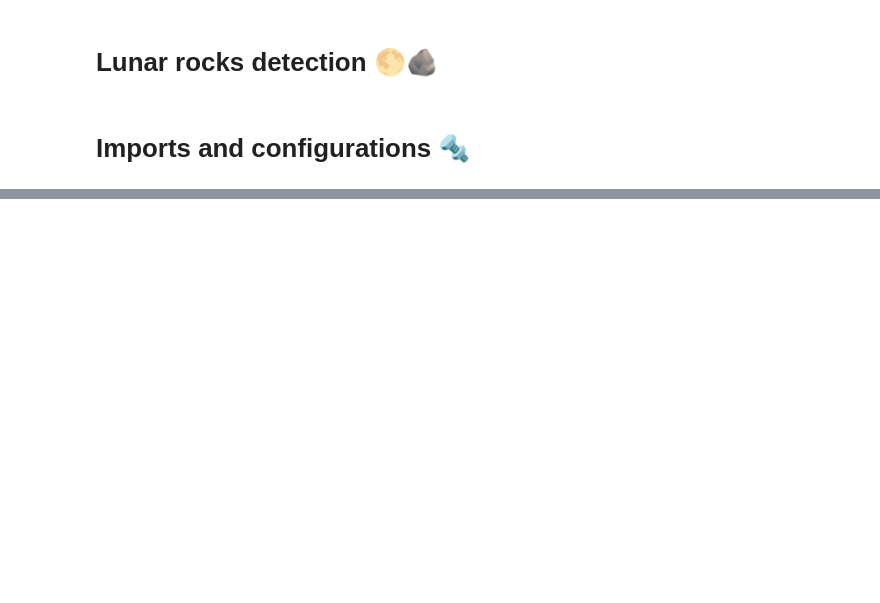
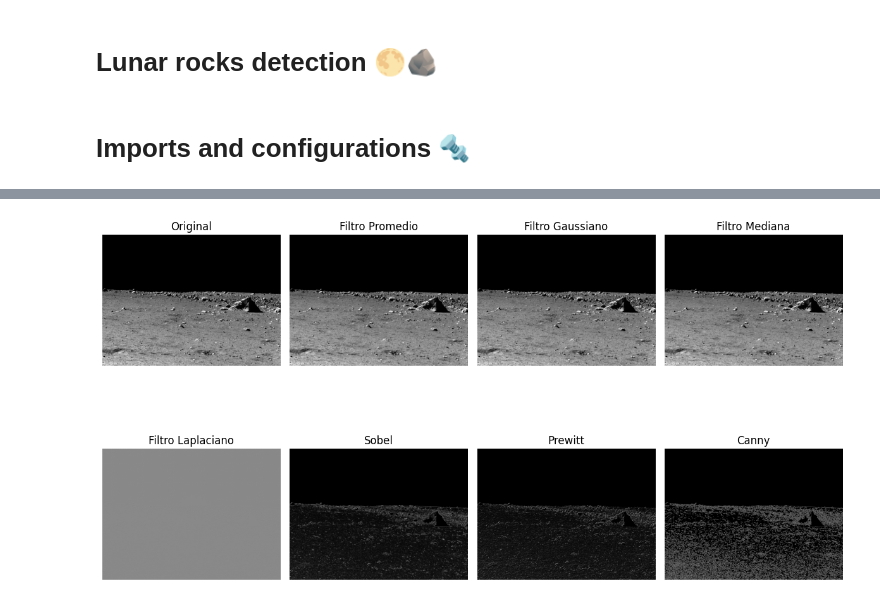
Before and after one commit to esteban2505J/rocksDetectionLab, a Jupyter notebook: rockDetection.ipynb, the cells around one changed output, grey strips where cells are left out. Saved outputs shown, nothing was run; the diff lists cells and outputs as text; code cells hidden in the pictures; blank space fills up the shorter version.

Commit message:
feat(tockDetection): arithmetic operations, logical operations, and spatial filters have been added.

```diff
--- a/rockDetection.ipynb
+++ b/rockDetection.ipynb
@@ -110,0 +302,72 @@ Canales de color de imagen #1:
+# %%
+# Aplicar filtros espaciales a una imagen en escala de grises
+img_gray = images_gray[0]
+
+# Filtro promedio
+mean_filtered = cv2.blur(img_gray, (5, 5))
+
+# Filtro gaussiano
+gaussian_filtered = cv2.GaussianBlur(img_gray, (5, 5), 0)
+
+# Filtro mediana
+median_filtered = cv2.medianBlur(img_gray, 5)
+
+# Filtro laplaciano
+laplacian_filtered = cv2.Laplacian(img_gray, cv2.CV_64F)
+
+# Detección de bordes con Sobel
+sobel_x = cv2.Sobel(img_gray, cv2.CV_64F, 1, 0, ksize=5)
+sobel_y = cv2.Sobel(img_gray, cv2.CV_64F, 0, 1, ksize=5)
+sobel_filtered = cv2.magnitude(sobel_x, sobel_y)
+
+# Detección de bordes con Prewitt
+kernelx = np.array([[1, 0, -1], [1, 0, -1], [1, 0, -1]])
+kernely = np.array([[1, 1, 1], [0, 0, 0], [-1, -1, -1]])
+prewitt_x = cv2.filter2D(img_gray, -1, kernelx)
+prewitt_y = cv2.filter2D(img_gray, -1, kernely)
+# Convert to float32 for cv2.magnitude
+prewitt_x_f = prewitt_x.astype(np.float32)
+prewitt_y_f = prewitt_y.astype(np.float32)
+prewitt_filtered = cv2.magnitude(prewitt_x_f, prewitt_y_f)
+
+# Detección de bordes con Canny
+canny_filtered = cv2.Canny(img_gray, 100, 200)
+
+# Mostrar resultados
+plt.figure(figsize=(12, 8))
+plt.subplot(2, 4, 1)
+plt.imshow(img_gray, cmap='gray')
+plt.title('Original')
+plt.axis('off')
+plt.subplot(2, 4, 2)
+plt.imshow(mean_filtered, cmap='gray')
+plt.title('Filtro Promedio')
+plt.axis('off')
+plt.subplot(2, 4, 3)
+plt.imshow(gaussian_filtered, cmap='gray')
+plt.title('Filtro Gaussiano')
+plt.axis('off')
+plt.subplot(2, 4, 4)
+plt.imshow(median_filtered, cmap='gray')
+plt.title('Filtro Mediana')
+plt.axis('off')
+plt.subplot(2, 4, 5)
+plt.imshow(laplacian_filtered, cmap='gray')
+plt.title('Filtro Laplaciano')
+plt.axis('off')
+plt.subplot(2, 4, 6)
+plt.imshow(sobel_filtered, cmap='gray')
+plt.title('Sobel')
+plt.axis('off')
+plt.subplot(2, 4, 7)
+plt.imshow(prewitt_filtered, cmap='gray')
+plt.title('Prewitt')
+plt.axis('off')
+plt.subplot(2, 4, 8)
+plt.imshow(canny_filtered, cmap='gray')
+plt.title('Canny')
+plt.axis('off')
+plt.tight_layout()
+plt.show()
+# %% [output]
+[figure, added]
```
Also changed, not shown: parts of 7 cells of this notebook.
